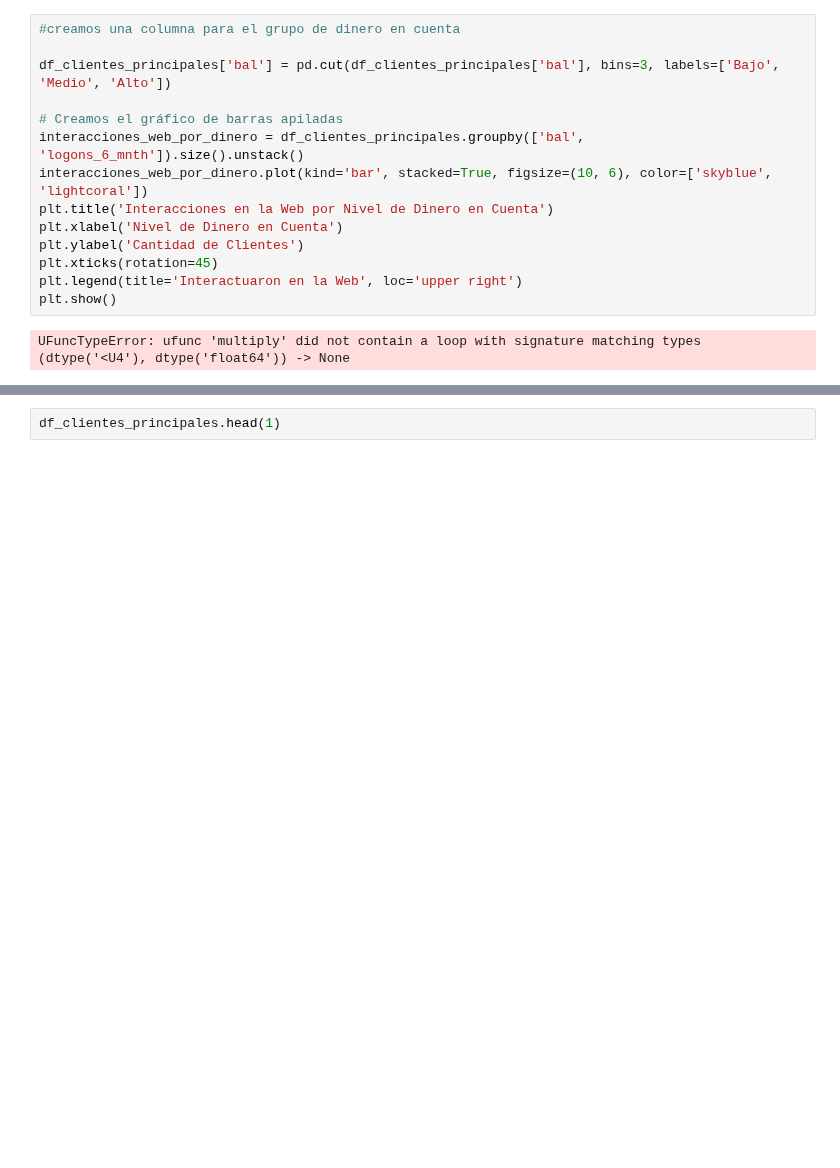
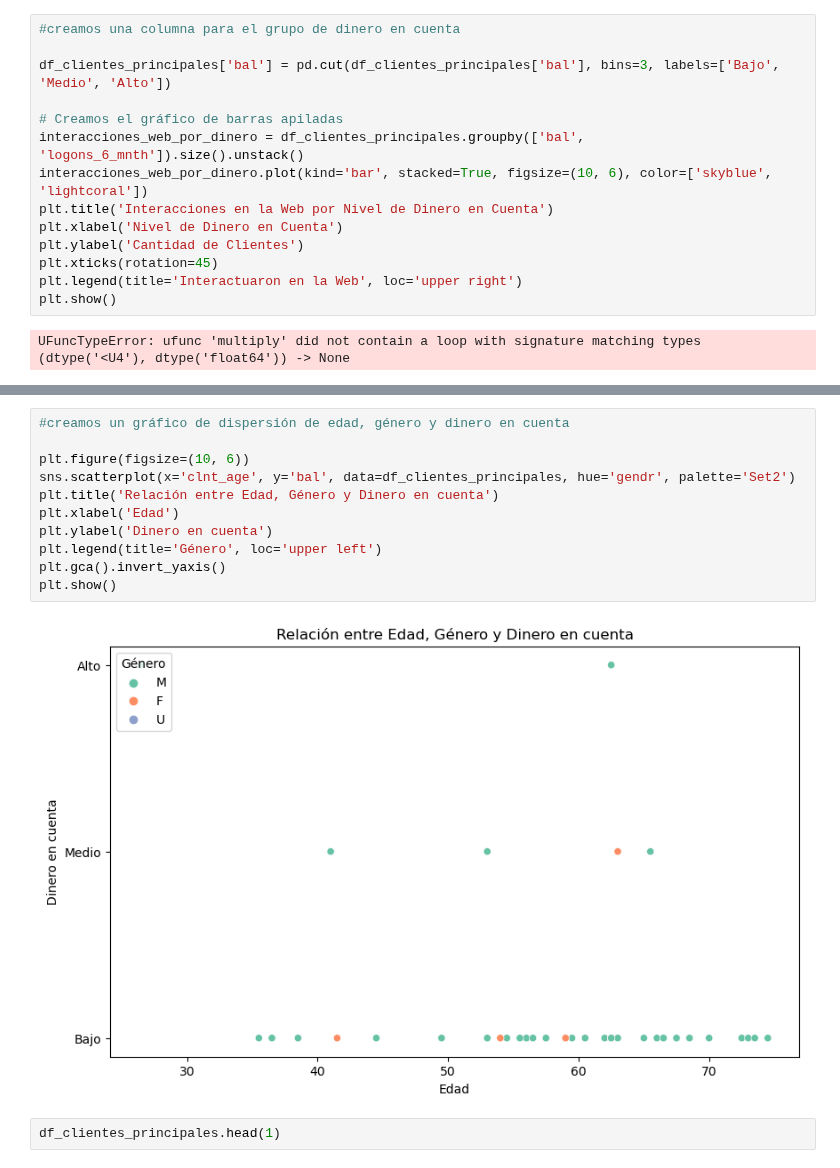
Before and after one commit to alicia-perez-diez/vanguard, a Jupyter notebook: notebooks/main.ipynb, the cells around one changed output, grey strips where cells are left out. Drawn from its saved outputs; the diff is of its cells as text; blank space fills up the shorter version.

```diff
--- a/notebooks/main.ipynb
+++ b/notebooks/main.ipynb
@@ -428,6 +428,19 @@ plt.legend(title='Género', loc='upper left')
 plt.show()
 # %% [output]
 [figure]
+# %%
+#creamos un gráfico de dispersión de edad, género y dinero en cuenta
+
+plt.figure(figsize=(10, 6))
+sns.scatterplot(x='clnt_age', y='bal', data=df_clientes_principales, hue='gendr', palette='Set2')
+plt.title('Relación entre Edad, Género y Dinero en cuenta')
+plt.xlabel('Edad')
+plt.ylabel('Dinero en cuenta')
+plt.legend(title='Género', loc='upper left')
+plt.gca().invert_yaxis()
+plt.show()
+# %% [output]
+[figure, added]
 # %%
 df_clientes_principales.head(1)
 # %% [output]
```
Also changed, not shown: parts of 1 cell of this notebook.
